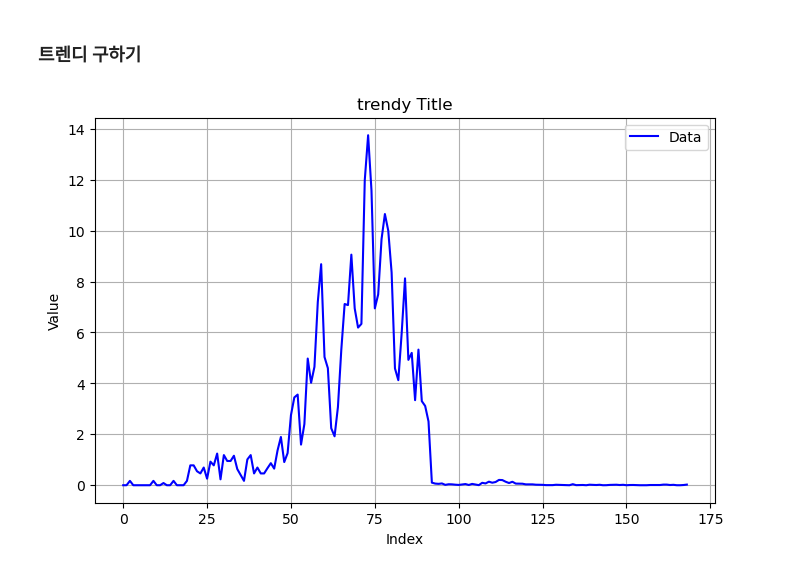
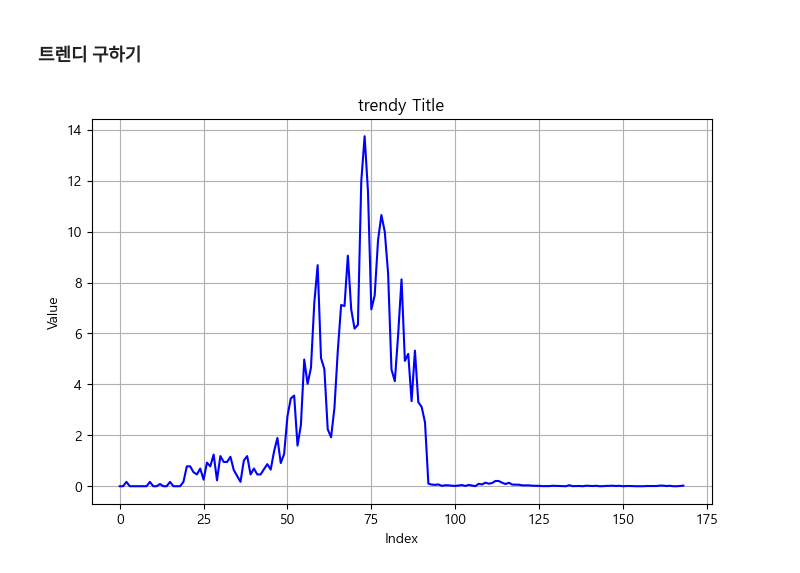
Before and after one commit to shoon95/gcp, a Jupyter notebook: pjt/adj_boooom.ipynb, the cells around one changed output. Saved outputs shown, nothing was run; the diff lists cells and outputs as text; code cells hidden in the pictures.

```diff
--- a/pjt/adj_boooom.ipynb
+++ b/pjt/adj_boooom.ipynb
@@ -911,11 +911,10 @@ steady = pd.concat([steady_before, steady_after], ignore_index=True)
 # %%
 plt.figure(figsize=(8, 5))  # 그래프 크기 설정
 plt.plot(trendy, label='Data', color='blue')  # 선 그래프 그리기
 plt.xlabel('Index')  # x축 레이블 설정
 plt.ylabel('Value')  # y축 레이블 설정
 plt.title('trendy Title')  # 그래프 제목 설정
-plt.legend()  # 범례 표시
 plt.grid(True)  # 그리드 표시
 plt.show()  # 그래프 보여주기
 # %% [output]
-[figure, old version]
+[figure, new version]
```
Also changed, not shown: parts of 6 cells of this notebook, 2 other files.
